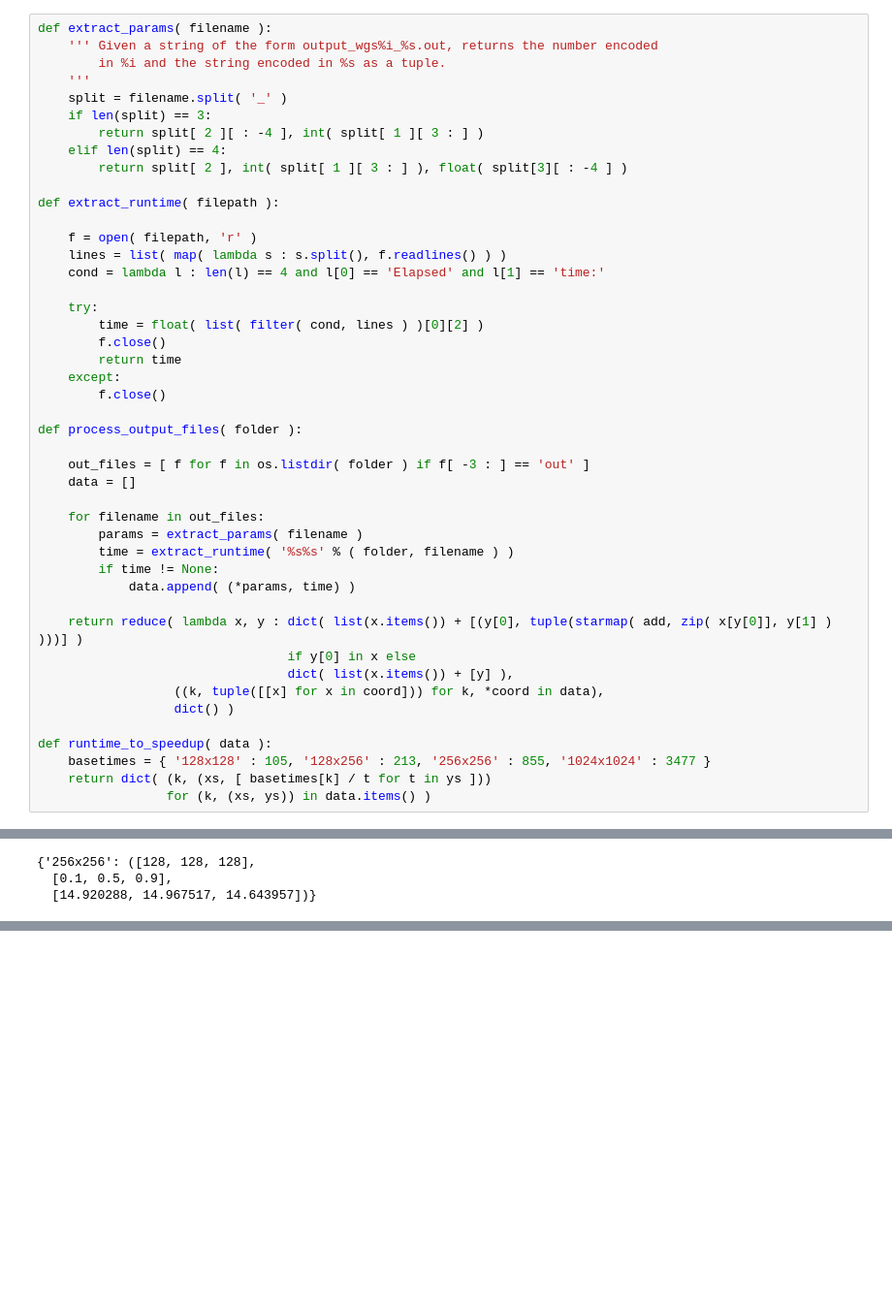
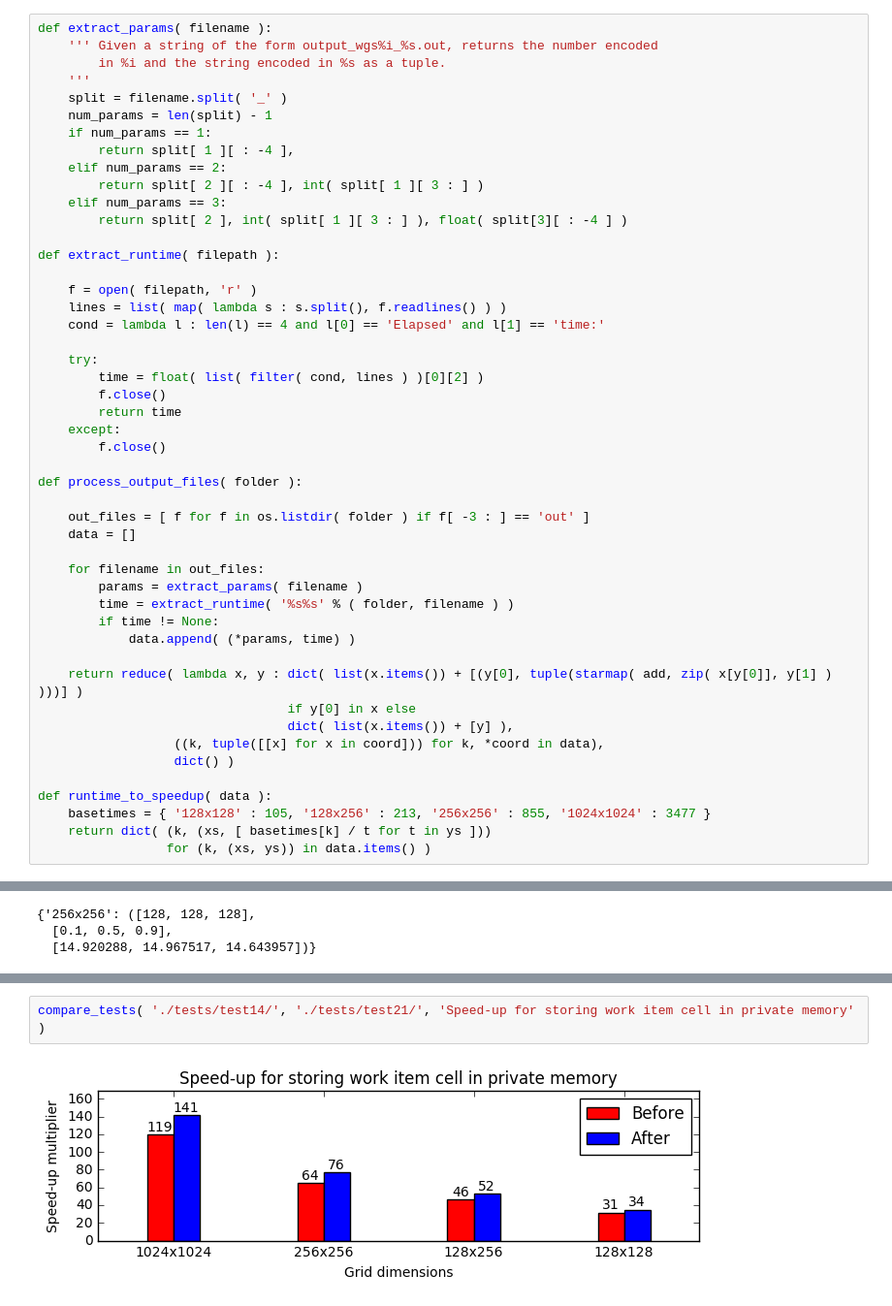
Before and after one commit to DylanCope/HPC-CW3, a Jupyter notebook: AnalyzingTests.ipynb, the cells around one changed output, grey strips where cells are left out. Shown at 97% size. Cells and saved outputs as stored; diff of their text form; blank space fills up the shorter version.

Commit message:
finished report and analyzed tests

```diff
--- a/AnalyzingTests.ipynb
+++ b/AnalyzingTests.ipynb
@@ -14,9 +14,12 @@ def extract_params( filename ):
         in %i and the string encoded in %s as a tuple.
     '''
     split = filename.split( '_' )
-    if len(split) == 3:
+    num_params = len(split) - 1
+    if num_params == 1:
+        return split[ 1 ][ : -4 ],
+    elif num_params == 2:
         return split[ 2 ][ : -4 ], int( split[ 1 ][ 3 : ] )
-    elif len(split) == 4:
+    elif num_params == 3:
         return split[ 2 ], int( split[ 1 ][ 3 : ] ), float( split[3][ : -4 ] )
 
 def extract_runtime( filepath ):
@@ -226,0 +233,4 @@ process_output_files( './tests/test20/' )
+# %%
+compare_tests( './tests/test14/', './tests/test21/', 'Speed-up for storing work item cell in private memory' )
+# %% [output]
+[figure, added]
```
Also changed, not shown: parts of 7 cells of this notebook, 3 other files.
